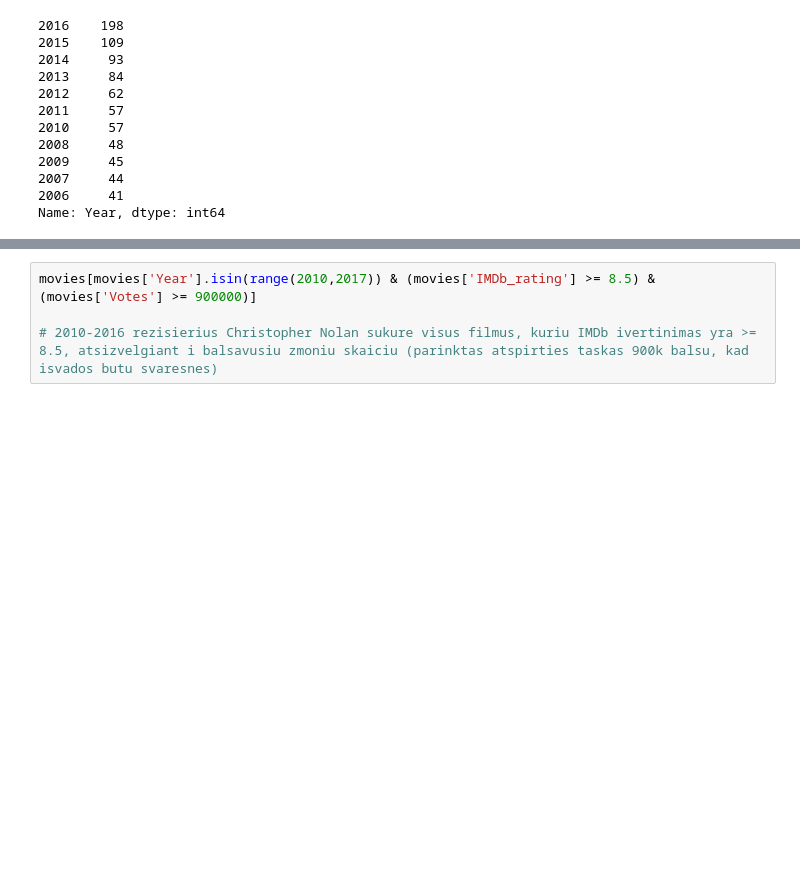
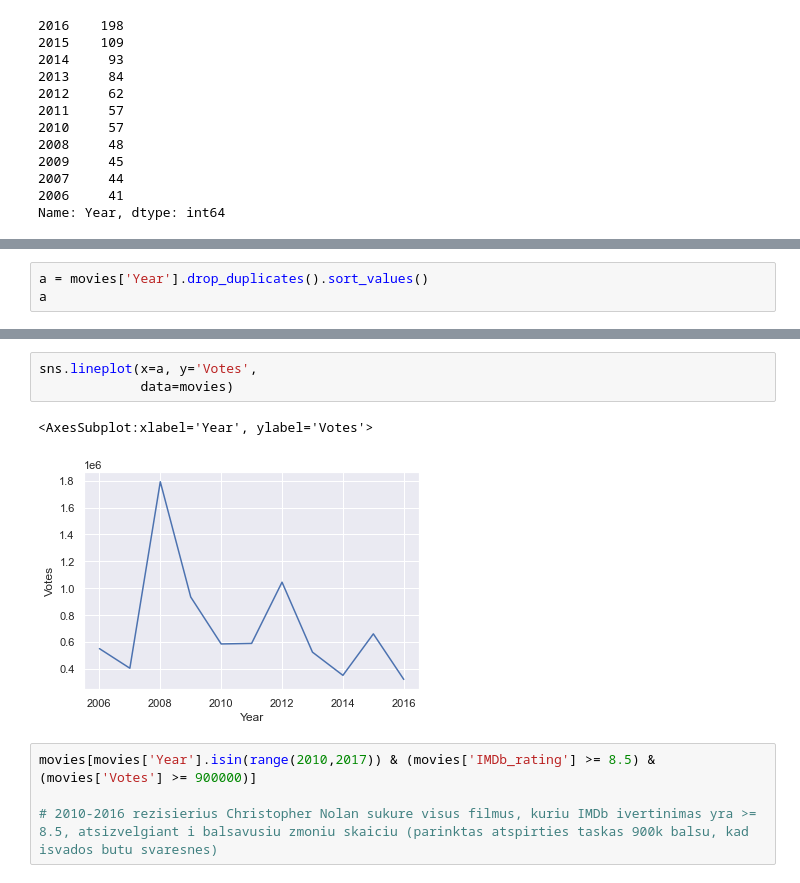
Before and after one commit to Justelei/Python_mokymai, a Jupyter notebook: movies.ipynb, the cells around one changed output, grey strips where cells are left out. Cells and saved outputs as stored; diff of their text form; blank space fills up the shorter version.

```diff
--- a/movies.ipynb
+++ b/movies.ipynb
@@ -265,0 +284,3 @@ Name: Year, dtype: int64
+# %%
+a = movies['Year'].drop_duplicates().sort_values()
+a
@@ -266,3 +300,9 @@ Name: Year, dtype: int64
+# %%
+sns.lineplot(x=a, y='Votes',
+             data=movies)
+# %% [output]
+<AxesSubplot:xlabel='Year', ylabel='Votes'>
+[figure, added]
 # %%
 movies[movies['Year'].isin(range(2010,2017)) & (movies['IMDb_rating'] >= 8.5) & (movies['Votes'] >= 900000)]
 
```
Also changed, not shown: parts of 4 cells of this notebook.
